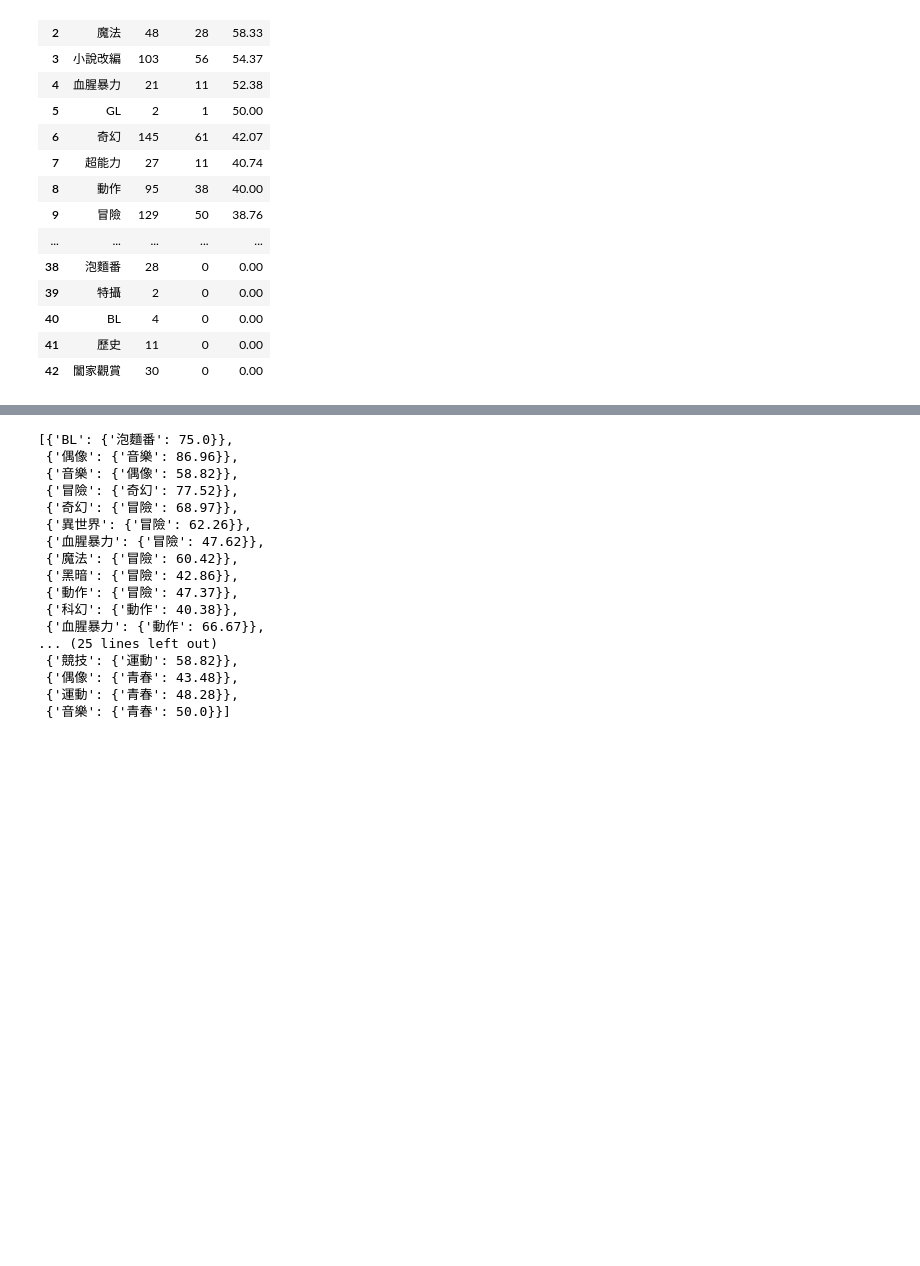
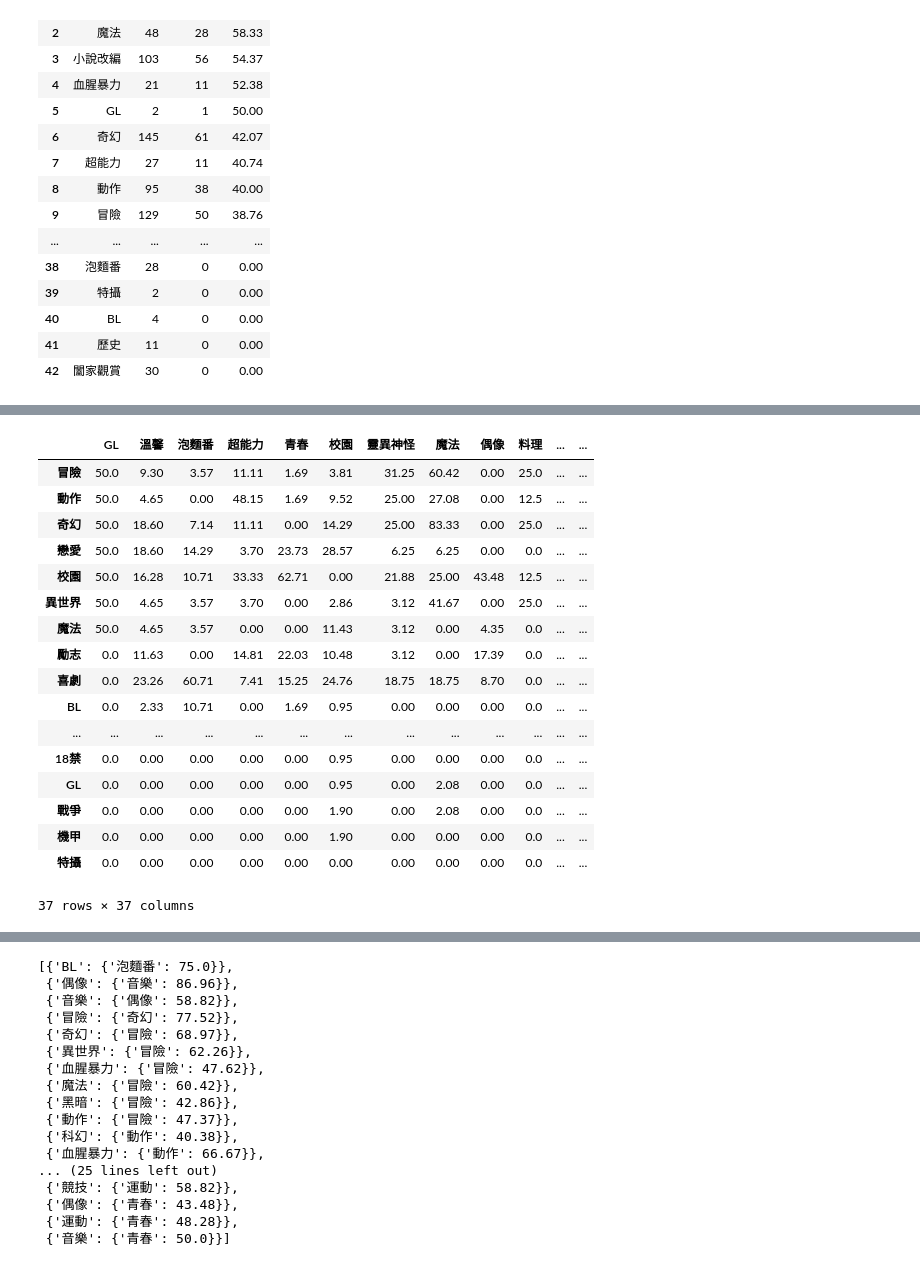
Before and after one commit to hsiaoyt0923/Anime_View_Number_Regression, a Jupyter notebook: graph.ipynb, the cells around one changed output, grey strips where cells are left out. Cells and saved outputs as stored; diff of their text form; code cells hidden in the pictures; blank space fills up the shorter version.

```diff
--- a/graph.ipynb
+++ b/graph.ipynb
@@ -555,0 +552,23 @@ a2
+# %%
+df = pd.DataFrame(d1)
+df = df.fillna(0)
+df
+# %% [output]
+|  | GL | 溫馨 | 泡麵番 | 超能力 | 青春 | 校園 | 靈異神怪 | 魔法 | 偶像 | 料理 | ... | ... |
+| 冒險 | 50.0 | 9.30 | 3.57 | 11.11 | 1.69 | 3.81 | 31.25 | 60.42 | 0.00 | 25.0 | ... | ... |
+| 動作 | 50.0 | 4.65 | 0.00 | 48.15 | 1.69 | 9.52 | 25.00 | 27.08 | 0.00 | 12.5 | ... | ... |
+| 奇幻 | 50.0 | 18.60 | 7.14 | 11.11 | 0.00 | 14.29 | 25.00 | 83.33 | 0.00 | 25.0 | ... | ... |
+| 戀愛 | 50.0 | 18.60 | 14.29 | 3.70 | 23.73 | 28.57 | 6.25 | 6.25 | 0.00 | 0.0 | ... | ... |
+| 校園 | 50.0 | 16.28 | 10.71 | 33.33 | 62.71 | 0.00 | 21.88 | 25.00 | 43.48 | 12.5 | ... | ... |
+| 異世界 | 50.0 | 4.65 | 3.57 | 3.70 | 0.00 | 2.86 | 3.12 | 41.67 | 0.00 | 25.0 | ... | ... |
+| 魔法 | 50.0 | 4.65 | 3.57 | 0.00 | 0.00 | 11.43 | 3.12 | 0.00 | 4.35 | 0.0 | ... | ... |
+| 勵志 | 0.0 | 11.63 | 0.00 | 14.81 | 22.03 | 10.48 | 3.12 | 0.00 | 17.39 | 0.0 | ... | ... |
+| 喜劇 | 0.0 | 23.26 | 60.71 | 7.41 | 15.25 | 24.76 | 18.75 | 18.75 | 8.70 | 0.0 | ... | ... |
+| BL | 0.0 | 2.33 | 10.71 | 0.00 | 1.69 | 0.95 | 0.00 | 0.00 | 0.00 | 0.0 | ... | ... |
+| ... | ... | ... | ... | ... | ... | ... | ... | ... | ... | ... | ... | ... |
+| 18禁 | 0.0 | 0.00 | 0.00 | 0.00 | 0.00 | 0.95 | 0.00 | 0.00 | 0.00 | 0.0 | ... | ... |
+| GL | 0.0 | 0.00 | 0.00 | 0.00 | 0.00 | 0.95 | 0.00 | 2.08 | 0.00 | 0.0 | ... | ... |
+| 戰爭 | 0.0 | 0.00 | 0.00 | 0.00 | 0.00 | 1.90 | 0.00 | 2.08 | 0.00 | 0.0 | ... | ... |
+| 機甲 | 0.0 | 0.00 | 0.00 | 0.00 | 0.00 | 1.90 | 0.00 | 0.00 | 0.00 | 0.0 | ... | ... |
+| 特攝 | 0.0 | 0.00 | 0.00 | 0.00 | 0.00 | 0.00 | 0.00 | 0.00 | 0.00 | 0.0 | ... | ... |
+37 rows × 37 columns
```
Also changed, not shown: parts of 8 cells of this notebook.
